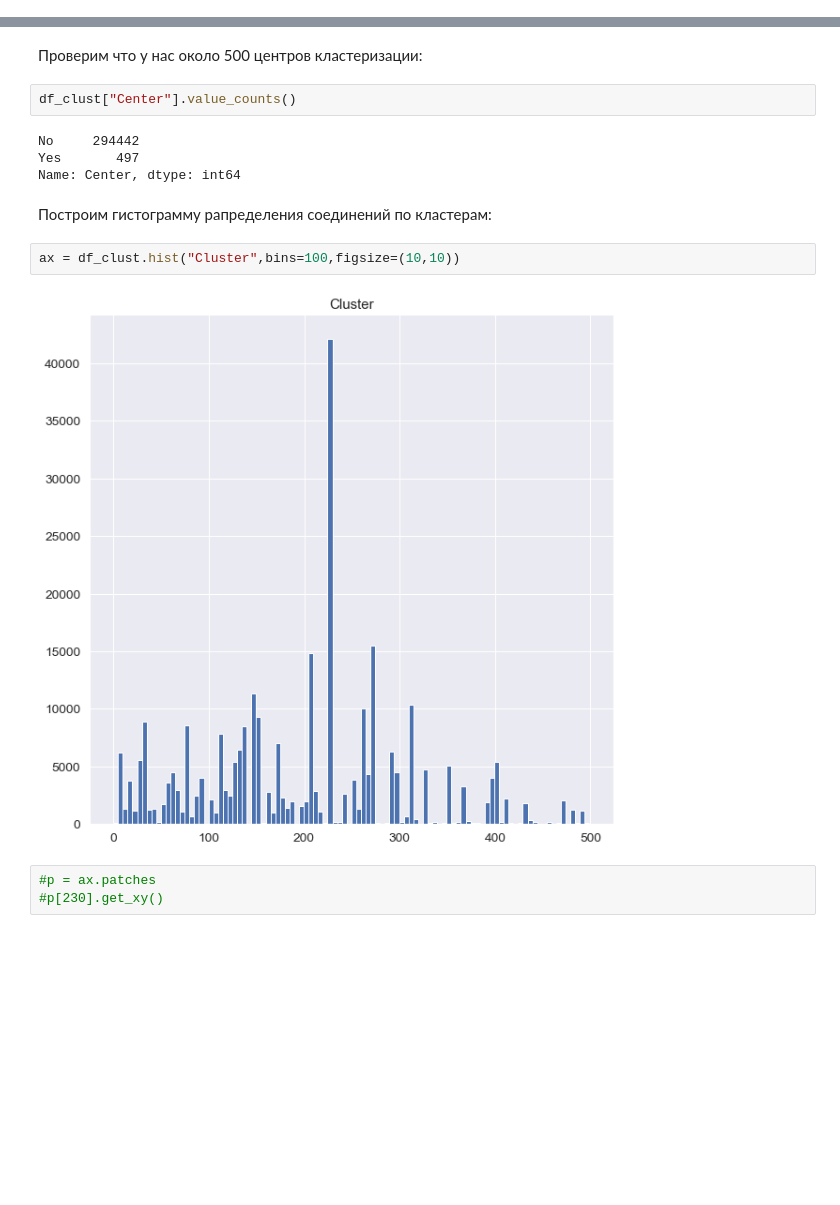
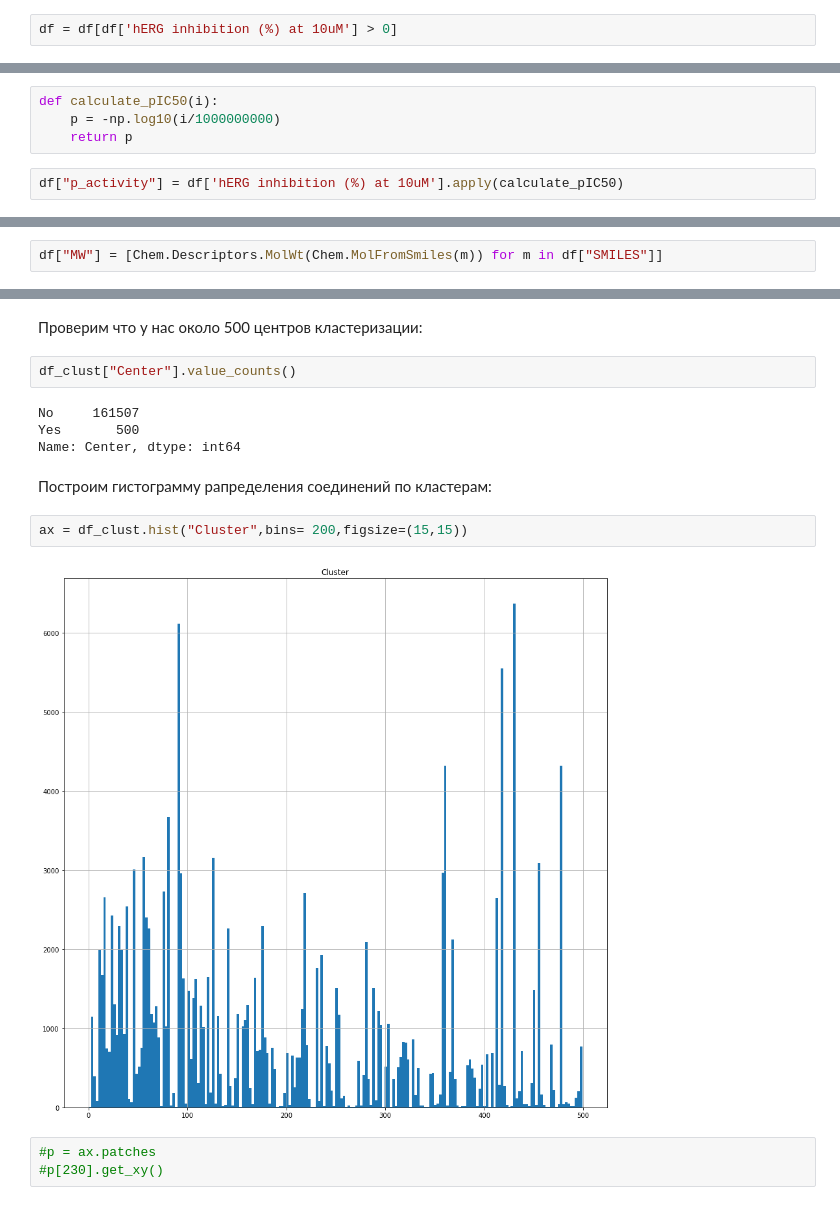
Before and after one commit to ElinaSmall/hERG_model, a Jupyter notebook: notebooks/001.1-smolkina-data-preparation-validation-set.ipynb, the cells around one changed output, grey strips where cells are left out. Cells and saved outputs as stored; diff of their text form; blank space fills up the shorter version.

```diff
--- a/notebooks/001.1-smolkina-data-preparation-validation-set.ipynb
+++ b/notebooks/001.1-smolkina-data-preparation-validation-set.ipynb
@@ -79,0 +83,2 @@ df
+# %%
+df = df[df['hERG inhibition (%) at 10uM'] > 0]
@@ -231,0 +253,6 @@ plot_pIC50(df, name='df', value ='hERG inhibition (%) at 10uM')
+# %%
+def calculate_pIC50(i):
+    p = -np.log10(i/1000000000)
+    return p
+# %%
+df["p_activity"] = df['hERG inhibition (%) at 10uM'].apply(calculate_pIC50)
@@ -231,0 +263,2 @@ plot_pIC50(df, name='df', value ='hERG inhibition (%) at 10uM')
+# %%
+df["MW"] = [Chem.Descriptors.MolWt(Chem.MolFromSmiles(m)) for m in df["SMILES"]]
@@ -309,15 +354,15 @@ df_mol.loc[df_mol['PubChem Substance ID'] == 842669]
 # %%
 df_clust["Center"].value_counts()
 # %% [output]
-No     294442
-Yes       497
+No     161507
+Yes       500
 Name: Center, dtype: int64
 # %% [markdown]
 Построим гистограмму рапределения соединений по кластерам:
 # %%
-ax = df_clust.hist("Cluster",bins=100,figsize=(10,10))
+ax = df_clust.hist("Cluster",bins= 200,figsize=(15,15))
 # %% [output]
-[figure, old version]
+[figure, new version]
 # %%
 #p = ax.patches
 #p[230].get_xy()
```
Also changed, not shown: parts of 32 cells of this notebook.
